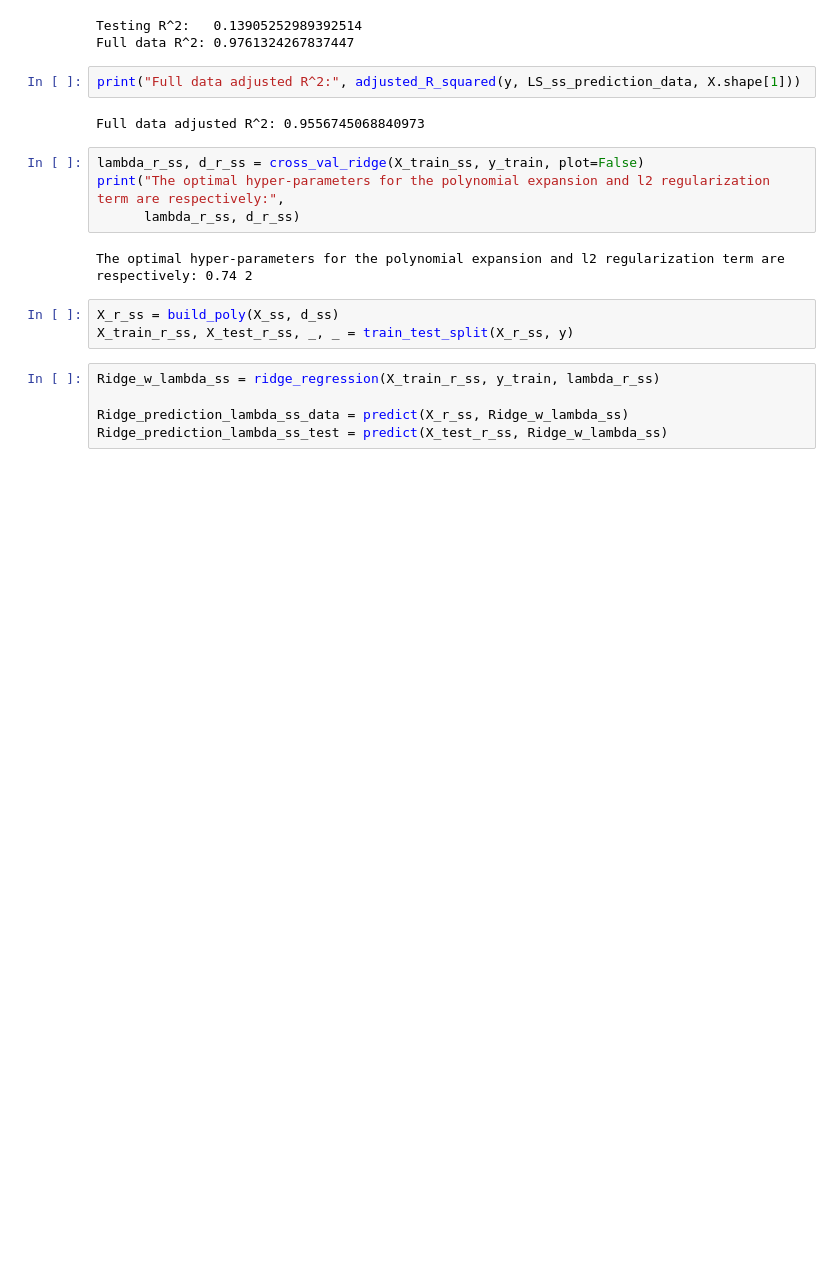
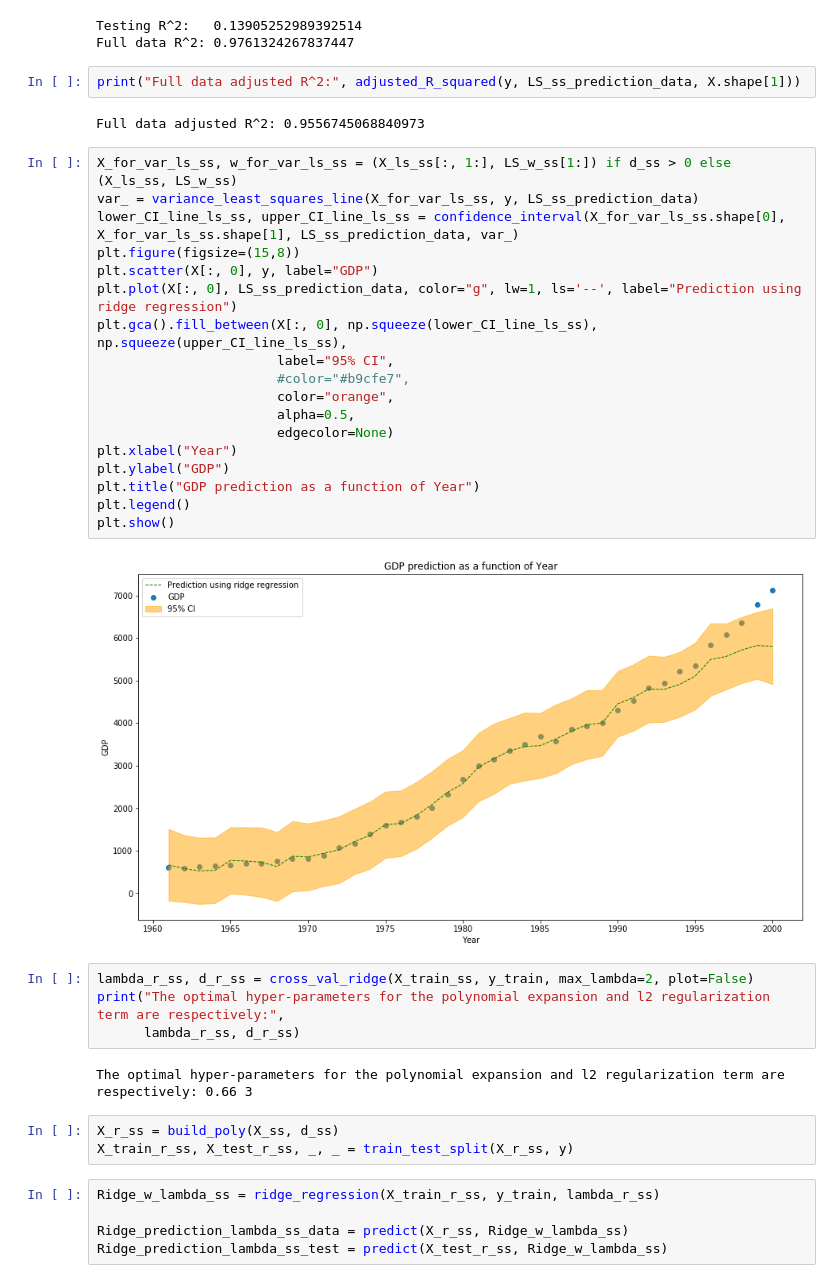
Before and after one commit to NizarGhandri/GDP, a Jupyter notebook: notebooks/tunisia_model.ipynb, the cells around one changed output. Saved outputs shown, nothing was run; the diff lists cells and outputs as text; blank space fills up the shorter version.

```diff
--- a/notebooks/tunisia_model.ipynb
+++ b/notebooks/tunisia_model.ipynb
@@ -327,12 +334,32 @@ Full data R^2: 0.9761324267837447
 print("Full data adjusted R^2:", adjusted_R_squared(y, LS_ss_prediction_data, X.shape[1]))
 # %% [output]
 Full data adjusted R^2: 0.9556745068840973
+# %%
+X_for_var_ls_ss, w_for_var_ls_ss = (X_ls_ss[:, 1:], LS_w_ss[1:]) if d_ss > 0 else (X_ls_ss, LS_w_ss)
+var_ = variance_least_squares_line(X_for_var_ls_ss, y, LS_ss_prediction_data)
+lower_CI_line_ls_ss, upper_CI_line_ls_ss = confidence_interval(X_for_var_ls_ss.shape[0], X_for_var_ls_ss.shape[1], LS_ss_prediction_data, var_)
+plt.figure(figsize=(15,8))
+plt.scatter(X[:, 0], y, label="GDP")
+plt.plot(X[:, 0], LS_ss_prediction_data, color="g", lw=1, ls='--', label="Prediction using ridge regression")
+plt.gca().fill_between(X[:, 0], np.squeeze(lower_CI_line_ls_ss), np.squeeze(upper_CI_line_ls_ss),
+                       label="95% CI",
+                       #color="#b9cfe7",
+                       color="orange",
+                       alpha=0.5,
+                       edgecolor=None)
+plt.xlabel("Year")
+plt.ylabel("GDP")
+plt.title("GDP prediction as a function of Year")
+plt.legend()
+plt.show()
+# %% [output]
+[figure, added]
 # %%
-lambda_r_ss, d_r_ss = cross_val_ridge(X_train_ss, y_train, plot=False)
+lambda_r_ss, d_r_ss = cross_val_ridge(X_train_ss, y_train, max_lambda=2, plot=False)
 print("The optimal hyper-parameters for the polynomial expansion and l2 regularization term are respectively:",
       lambda_r_ss, d_r_ss)
 # %% [output]
-The optimal hyper-parameters for the polynomial expansion and l2 regularization term are respectively: 0.74 2
+The optimal hyper-parameters for the polynomial expansion and l2 regularization term are respectively: 0.66 3
 # %%
 X_r_ss = build_poly(X_ss, d_ss)
 X_train_r_ss, X_test_r_ss, _, _ = train_test_split(X_r_ss, y)
```
Also changed, not shown: parts of 30 cells of this notebook, 2 other files.
